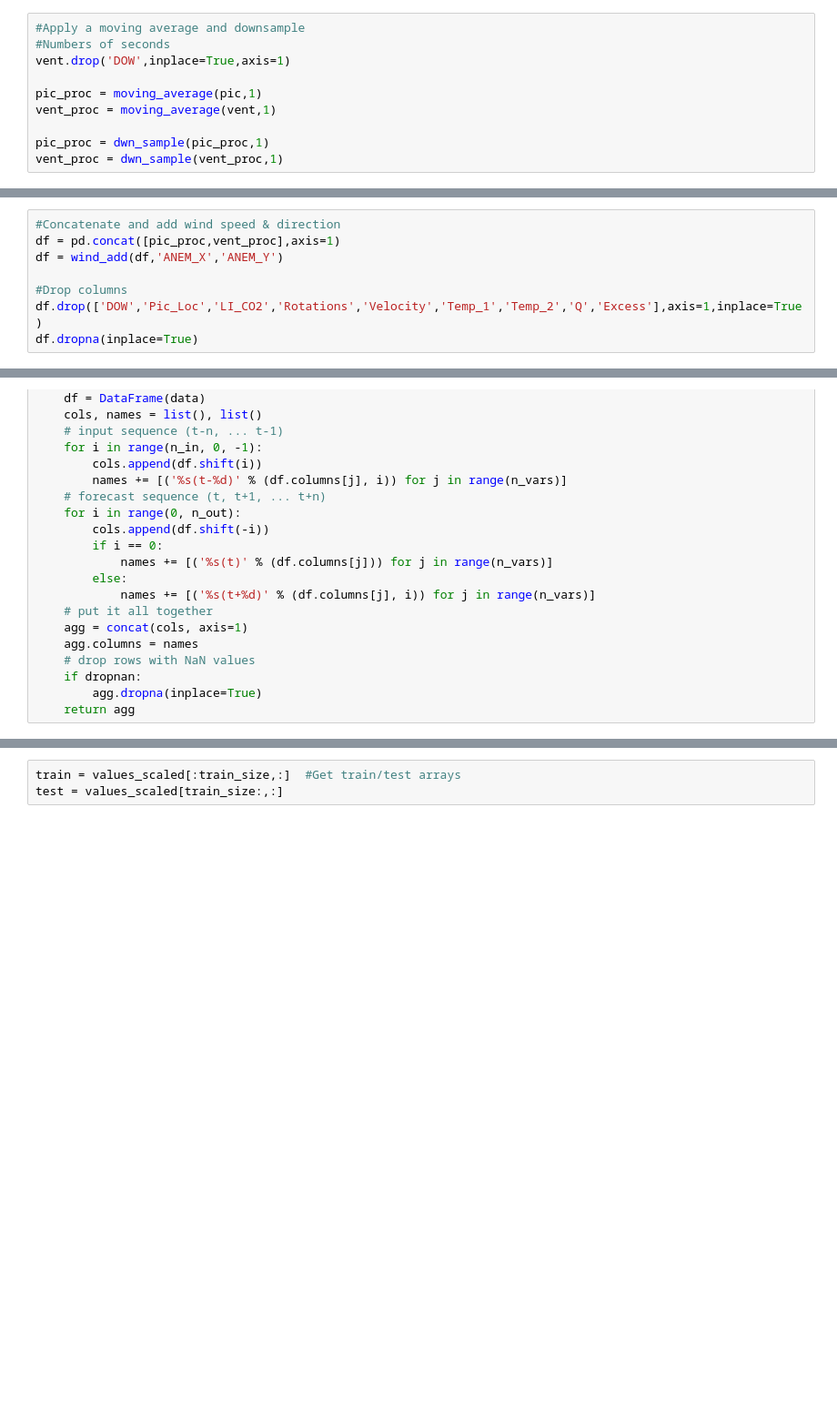
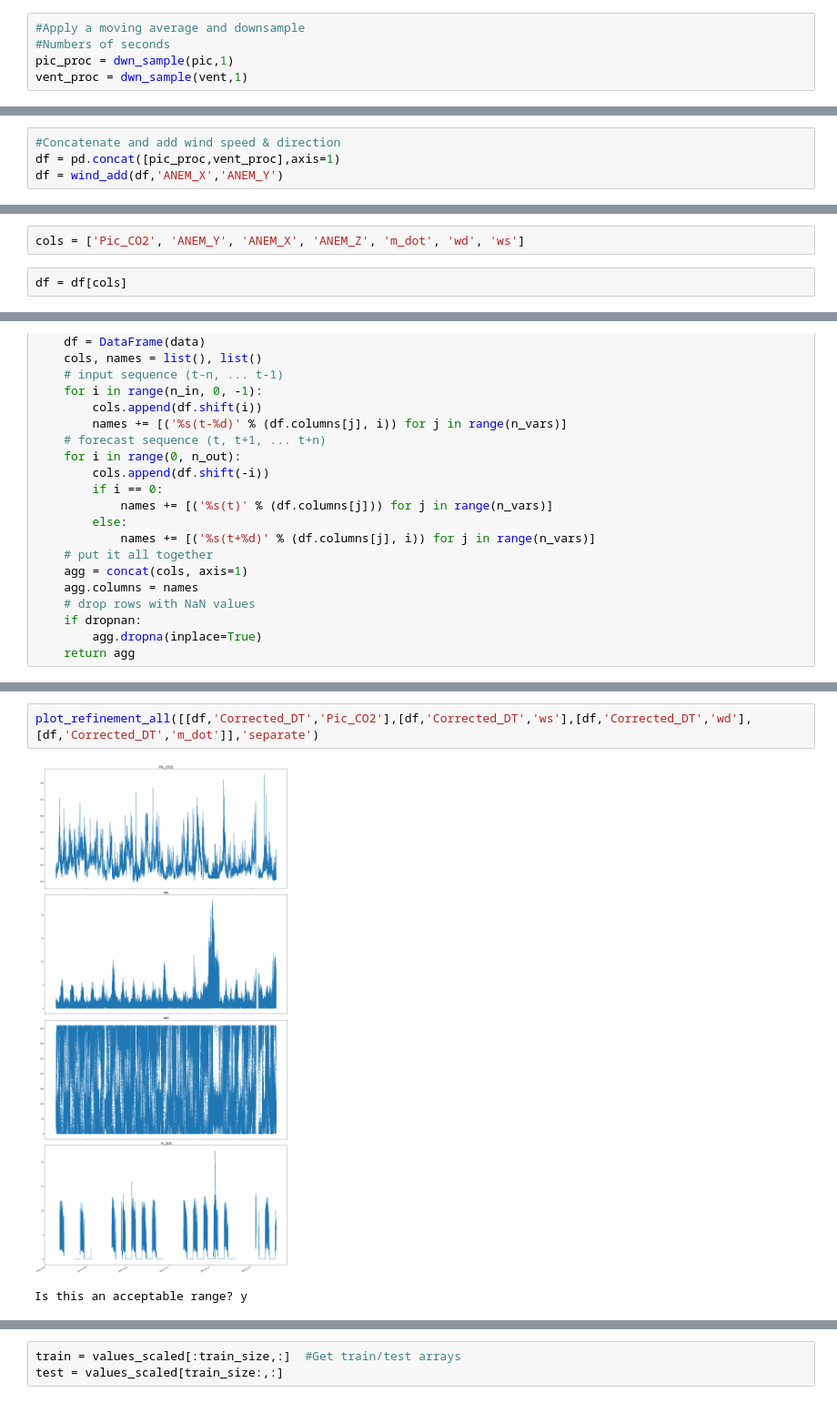
Before and after one commit to agmeyer4/CO2_Eddy, a Jupyter notebook: ML.ipynb, the cells around one changed output, grey strips where cells are left out. Shown at 91% size. Cells and saved outputs as stored; diff of their text form; blank space fills up the shorter version.

```diff
--- a/ML.ipynb
+++ b/ML.ipynb
@@ -56,11 +84,6 @@ vent.interpolate(inplace =True)
 # %%
 #Apply a moving average and downsample
 #Numbers of seconds
-vent.drop('DOW',inplace=True,axis=1)
-
-pic_proc = moving_average(pic,1)
-vent_proc = moving_average(vent,1)
-
-pic_proc = dwn_sample(pic_proc,1)
-vent_proc = dwn_sample(vent_proc,1)
+pic_proc = dwn_sample(pic,1)
+vent_proc = dwn_sample(vent,1)
 # %% [output]
@@ -72,9 +93,5 @@ Downsampling by mean at 1 seconds
 #Concatenate and add wind speed & direction
 df = pd.concat([pic_proc,vent_proc],axis=1)
 df = wind_add(df,'ANEM_X','ANEM_Y')
-
-#Drop columns
-df.drop(['DOW','Pic_Loc','LI_CO2','Rotations','Velocity','Temp_1','Temp_2','Q','Excess'],axis=1,inplace=True)
-df.dropna(inplace=True)
 # %% [output]
 Adding Wind Direction as 'wd'
@@ -81,0 +99,4 @@ Adding Wind Speed as 'ws'
+# %%
+cols = ['Pic_CO2', 'ANEM_Y', 'ANEM_X', 'ANEM_Z', 'm_dot', 'wd', 'ws']
+# %%
+df = df[cols]
@@ -148,2 +175,7 @@ def delete_unwanted_cols(initial_lagged_df):
             drop_cols.append(column)     #Drop all columns with LI_CO2 that arent the last one
     return initial_lagged_df.drop(drop_cols,axis = 1)
+# %%
+plot_refinement_all([[df,'Corrected_DT','Pic_CO2'],[df,'Corrected_DT','ws'],[df,'Corrected_DT','wd'],[df,'Corrected_DT','m_dot']],'separate')
+# %% [output]
+[figure, added]
+Is this an acceptable range? y
```
Also changed, not shown: parts of 36 cells of this notebook.
